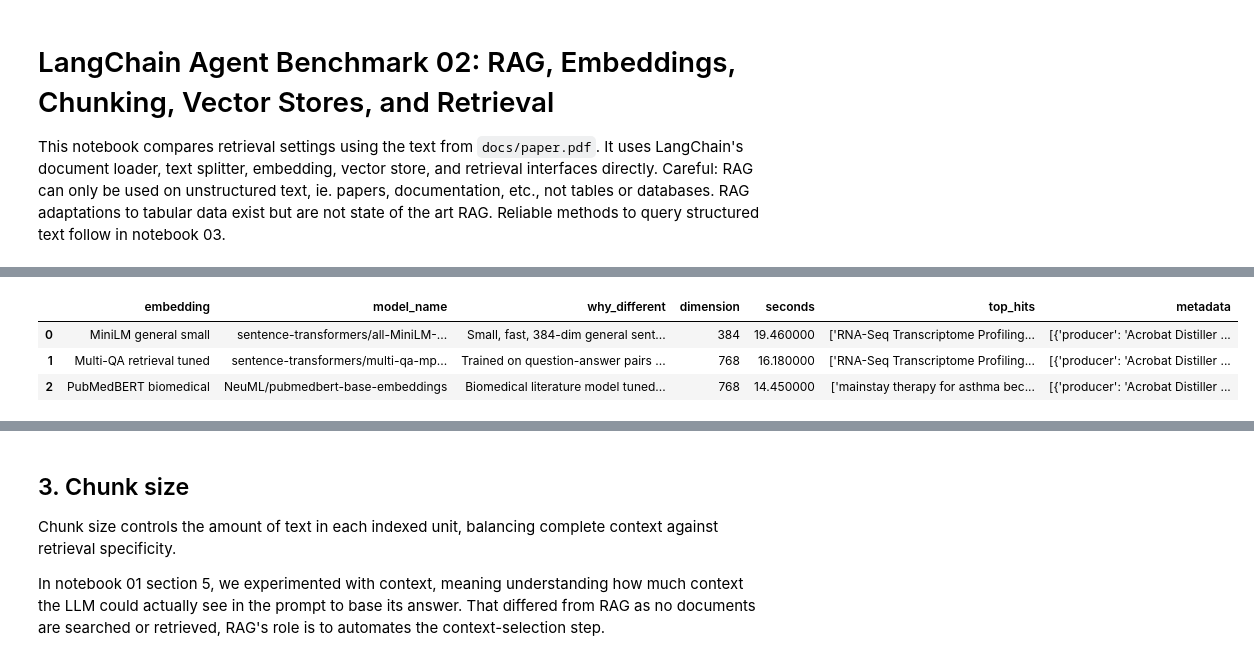
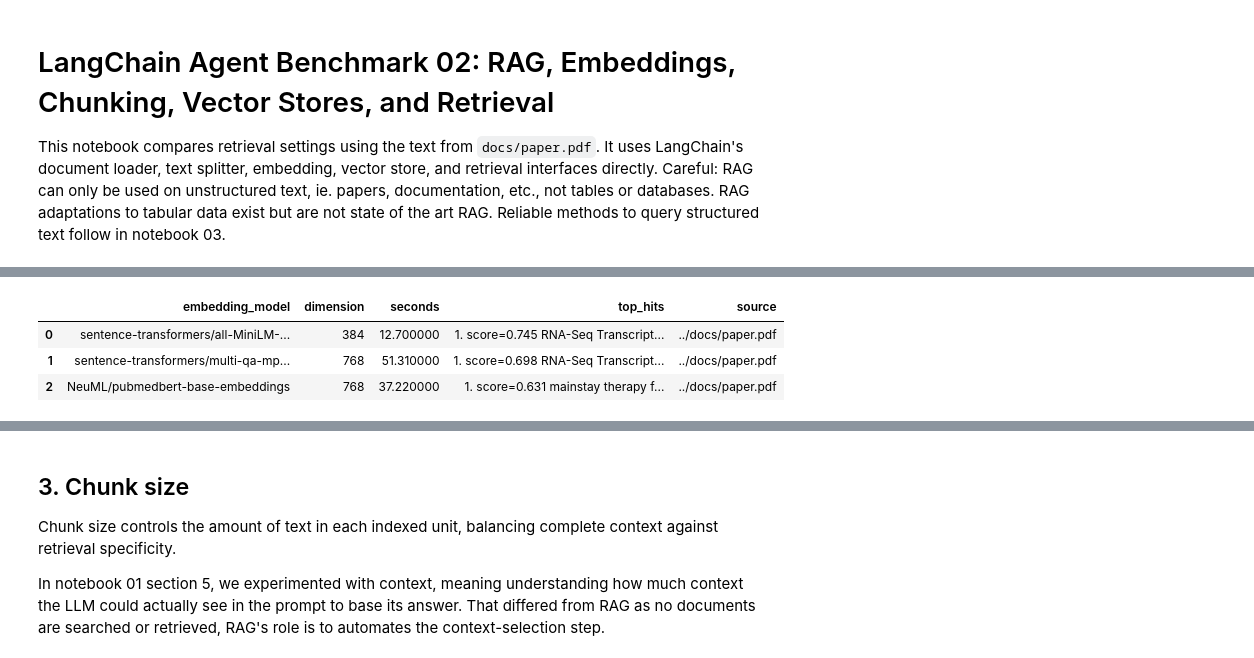
Before and after one commit to nfdata-omics/ai-agents-tutorial, a Jupyter notebook: notebooks/02_RAG.ipynb, the cells around one changed output, grey strips where cells are left out. Saved outputs shown, nothing was run; the diff lists cells and outputs as text; code cells hidden in the pictures.

```diff
--- a/notebooks/02_RAG.ipynb
+++ b/notebooks/02_RAG.ipynb
@@ -9,6 +9,7 @@ import time
 from pathlib import Path
 
 import pandas as pd
+from IPython.display import display, Markdown
 
 from langchain.chat_models import init_chat_model
 from langchain_community.document_loaders import PyPDFLoader
@@ -20,14 +21,21 @@ if not os.getenv("GOOGLE_API_KEY"):
     print("Set GOOGLE_API_KEY before running the examples.")
 
 PDF_PATH = Path("../docs/paper.pdf")
-bio_docs = PyPDFLoader(str(PDF_PATH)).load()
+study_pdf = PyPDFLoader(str(PDF_PATH)).load()
 
-for doc in bio_docs:
+for doc in study_pdf:
     doc.metadata["source"] = str(PDF_PATH)
     doc.metadata["doc_type"] = "paper_pdf"
     doc.metadata["paper"] = PDF_PATH.name
 
-embeddings = HuggingFaceEmbeddings(
-    model_name="sentence-transformers/all-MiniLM-L6-v2",
-    encode_kwargs={"normalize_embeddings": True},
-)
+
+def format_sources(docs):
+    sources = sorted({doc.metadata.get("source", "unknown") for doc in docs})
+    return ", ".join(sources) if sources else "None"
+
+
+def format_contexts(docs):
+    return "\n\n".join(
+        f"{rank}. {' '.join(doc.page_content.split())}"
+        for rank, doc in enumerate(docs, start=1)
+    )
@@ -94,73 +58,69 @@ Embedding model controls how documents and queries are represented for semantic
 # %%
 query = "CRISPLD2 glucocorticoid dexamethasone airway smooth muscle"
 text_splitter = RecursiveCharacterTextSplitter(chunk_size=500, chunk_overlap=100)
-splits = text_splitter.split_documents(bio_docs)
-
-from langchain_huggingface import HuggingFaceEmbeddings
+splits = text_splitter.split_documents(study_pdf)
 
 embedding_models = [
     {
         "label": "MiniLM general small",
         "model_name": "sentence-transformers/all-MiniLM-L6-v2",
-        "why_different": "Small, fast, 384-dim general sentence encoder.",
+        "description": "Small, fast, general-purpose sentence encoder.",
     },
-    # {
-    #     "label": "MPNet general larger",
-    #     "model_name": "sentence-transformers/all-mpnet-base-v2",
-    #     "why_different": "Larger 768-dim general encoder; often stronger but slower.",
-    # },
     {
         "label": "Multi-QA retrieval tuned",
         "model_name": "sentence-transformers/multi-qa-mpnet-base-dot-v1",
-        "why_different": "Trained on question-answer pairs for semantic search.",
+        "description": "Trained on question-answer pairs for semantic search.",
     },
-    # {
-    #     "label": "Multilingual paraphrase",
-    #     "model_name": "sentence-transformers/paraphrase-multilingual-MiniLM-L12-v2",
-    #     "why_different": "Multilingual 384-dim model; trades English-only focus for language coverage.",
-    # },
     {
         "label": "PubMedBERT biomedical",
         "model_name": "NeuML/pubmedbert-base-embeddings",
-        "why_different": "Biomedical literature model tuned on PubMed title-abstract pairs.",
+        "description": "Biomedical literature model tuned on PubMed title-abstract pairs.",
     },
 ]
 
 rows = []
 for spec in embedding_models:
+    row = {"embedding_model": spec["model_name"]}
+
     try:
         start = time.perf_counter()
-        embeddings = HuggingFaceEmbeddings(
+        embedding_model = HuggingFaceEmbeddings(
             model_name=spec["model_name"],
+            model_kwargs={"device": "cpu"},
             encode_kwargs={"normalize_embeddings": True},
         )
-        dimension = len(embeddings.embed_query("dimension check"))
-        vector_store = InMemoryVectorStore.from_documents(documents=splits, embedding=embeddings)
-        hits = vector_store.similarity_search(query, k=3)
-        rows.append({
-            "embedding": spec["label"],
-            "model_name": spec["model_name"],
-            "why_different": spec["why_different"],
+        dimension = len(embedding_model.embed_query("dimension check"))
+        vector_store = InMemoryVectorStore.from_documents(documents=splits, embedding=embedding_model)
+        hits_with_scores = vector_store.similarity_search_with_score(query, k=3)
+
+        row.update({
             "dimension": dimension,
             "seconds": round(time.perf_counter() - start, 2),
-            "top_hits": [doc.page_content[:140] for doc in hits],
-            "metadata": [doc.metadata for doc in hits],
+            "top_hits": "\n\n".join(
+                f"{rank}. score={score:.3f}\n{doc.page_content[:140]}"
+                for rank, (doc, score) in enumerate(hits_with_scores, start=1)
+            ),
+            "source": format_sources([doc for doc, score in hits_with_scores]),
         })
     except Exception as exc:
-        rows.append({
-            "embedding": spec["label"],
-            "model_name": spec["model_name"],
-            "why_different": spec["why_different"],
+        row.update({
             "dimension": None,
             "seconds": None,
-            "top_hits": [],
-            "metadata": [],
+            "top_hits": "",
+            "source": "",
             "error": repr(exc),
         })
 
+    rows.append(row)
+
 df = pd.DataFrame(rows)
 df.style.set_properties(
-    subset=["top_hits"],
-    **{"white-space": "pre-wrap", "text-align": "left", "min-width": "650px"},
+    subset=["top_hits", "source"],
+    **{
+        "white-space": "pre-wrap",
+        "text-align": "left",
+        "min-width": "350px",
+        "vertical-align": "top",
+    },
 )
 # %% [output]
@@ -169,4 +127,4 @@ Retrying in 1s [Retry 1/5].
-|  | embedding | model_name | why_different | dimension | seconds | top_hits | metadata |
-| 0 | MiniLM general small | sentence-transformers/all-MiniLM-... | Small, fast, 384-dim general sent... | 384 | 19.460000 | ['RNA-Seq Transcriptome Profiling... | [{'producer': 'Acrobat Distiller ... |
-| 1 | Multi-QA retrieval tuned | sentence-transformers/multi-qa-mp... | Trained on question-answer pairs ... | 768 | 16.180000 | ['RNA-Seq Transcriptome Profiling... | [{'producer': 'Acrobat Distiller ... |
-| 2 | PubMedBERT biomedical | NeuML/pubmedbert-base-embeddings | Biomedical literature model tuned... | 768 | 14.450000 | ['mainstay therapy for asthma bec... | [{'producer': 'Acrobat Distiller ... |
+|  | embedding_model | dimension | seconds | top_hits | source |
+| 0 | sentence-transformers/all-MiniLM-... | 384 | 12.700000 | 1. score=0.745 RNA-Seq Transcript... | ../docs/paper.pdf |
+| 1 | sentence-transformers/multi-qa-mp... | 768 | 51.310000 | 1. score=0.698 RNA-Seq Transcript... | ../docs/paper.pdf |
+| 2 | NeuML/pubmedbert-base-embeddings | 768 | 37.220000 | 1. score=0.631 mainstay therapy f... | ../docs/paper.pdf |
```
Also changed, not shown: parts of 26 cells of this notebook, 5 other files.
